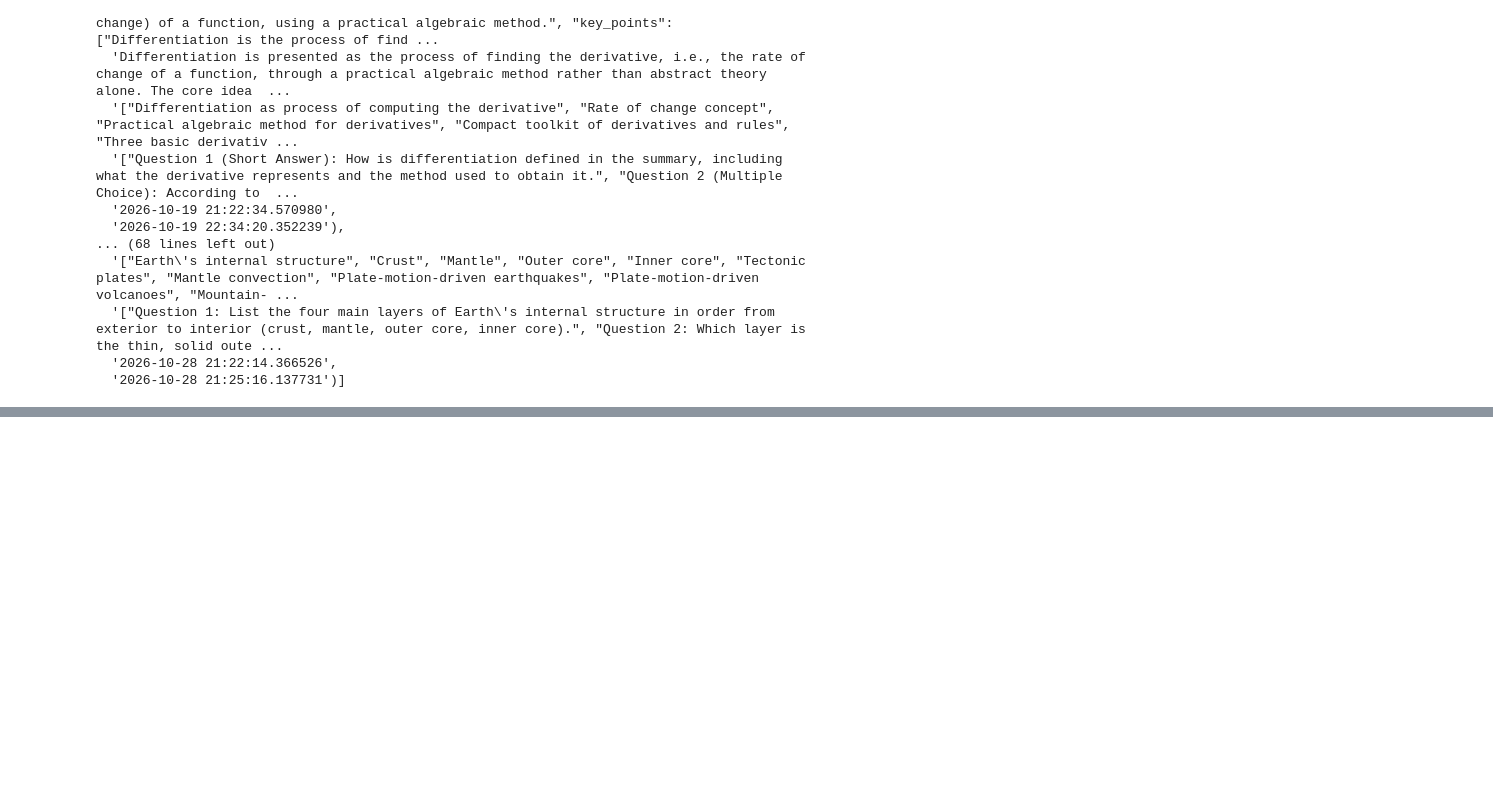
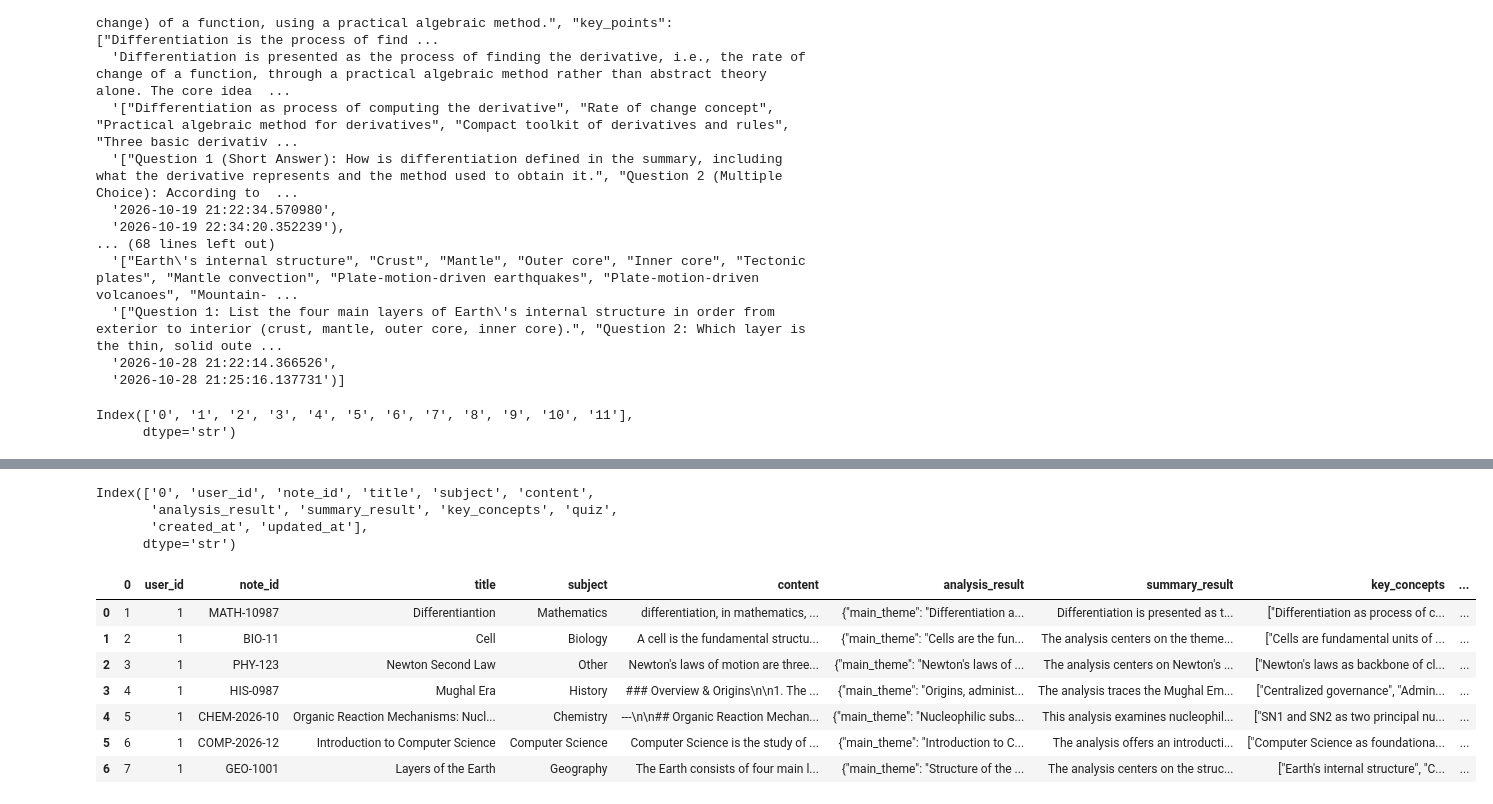
Before and after one commit to BUFONJOKER/study-notes-manager, a Jupyter notebook: backend/agent/main.ipynb, the cells around one changed output, grey strips where cells are left out. Cells and saved outputs as stored; diff of their text form; code cells hidden in the pictures; blank space fills up the shorter version.

```diff
--- a/backend/agent/main.ipynb
+++ b/backend/agent/main.ipynb
@@ -146,6 +146,12 @@ conn.close()
 import pandas as pd
 # %%
 df = pd.read_csv('results.csv')
+# %%
+# list all column names in the dataframe
+df.columns
+# %% [output]
+Index(['0', '1', '2', '3', '4', '5', '6', '7', '8', '9', '10', '11'],
+      dtype='str')
 # %%
 df
 # %% [output]
@@ -158,4 +164,24 @@ df
 | 5 | 6 | 1 | COMP-2026-12 | Introduction to Computer Science | Computer Science | Computer Science is the study of ... | {"main_theme": "Introduction to C... | The analysis offers an introducti... | ["Computer Science as foundationa... | ["1) Which statement best describ... | 2026-10-20 01:29:29.042937 | ... |
 | 6 | 7 | 1 | GEO-1001 | Layers of the Earth | Geography | The Earth consists of four main l... | {"main_theme": "Structure of the ... | The analysis centers on the struc... | ["Earth's internal structure", "C... | ["Question 1: List the four main ... | 2026-10-28 21:22:14.366526 | ... |
 # %%
-df.
+# these are all the column names user_id, note_id ,title, subject, content, analysis_result,summary_result,key_concepts,quiz, created_at, updated_at edit all these names in dataframe
+
+df.columns = ['0','user_id', 'note_id', 'title', 'subject', 'content', 'analysis_result', 'summary_result', 'key_concepts', 'quiz', 'created_at', 'updated_at']
+# %%
+df.columns
+# %% [output]
+Index(['0', 'user_id', 'note_id', 'title', 'subject', 'content',
+       'analysis_result', 'summary_result', 'key_concepts', 'quiz',
+       'created_at', 'updated_at'],
+      dtype='str')
+# %%
+df
+# %% [output]
+|  | 0 | user_id | note_id | title | subject | content | analysis_result | summary_result | key_concepts | ... |
+| 0 | 1 | 1 | MATH-10987 | Differentiantion | Mathematics | differentiation, in mathematics, ... | {"main_theme": "Differentiation a... | Differentiation is presented as t... | ["Differentiation as process of c... | ... |
+| 1 | 2 | 1 | BIO-11 | Cell | Biology | A cell is the fundamental structu... | {"main_theme": "Cells are the fun... | The analysis centers on the theme... | ["Cells are fundamental units of ... | ... |
+| 2 | 3 | 1 | PHY-123 | Newton Second Law | Other | Newton's laws of motion are three... | {"main_theme": "Newton's laws of ... | The analysis centers on Newton's ... | ["Newton's laws as backbone of cl... | ... |
+| 3 | 4 | 1 | HIS-0987 | Mughal Era | History | ### Overview & Origins\n\n1. The ... | {"main_theme": "Origins, administ... | The analysis traces the Mughal Em... | ["Centralized governance", "Admin... | ... |
+| 4 | 5 | 1 | CHEM-2026-10 | Organic Reaction Mechanisms: Nucl... | Chemistry | ---\n\n## Organic Reaction Mechan... | {"main_theme": "Nucleophilic subs... | This analysis examines nucleophil... | ["SN1 and SN2 as two principal nu... | ... |
+| 5 | 6 | 1 | COMP-2026-12 | Introduction to Computer Science | Computer Science | Computer Science is the study of ... | {"main_theme": "Introduction to C... | The analysis offers an introducti... | ["Computer Science as foundationa... | ... |
+| 6 | 7 | 1 | GEO-1001 | Layers of the Earth | Geography | The Earth consists of four main l... | {"main_theme": "Structure of the ... | The analysis centers on the struc... | ["Earth's internal structure", "C... | ... |
```
Also changed, not shown: 2 other files.
